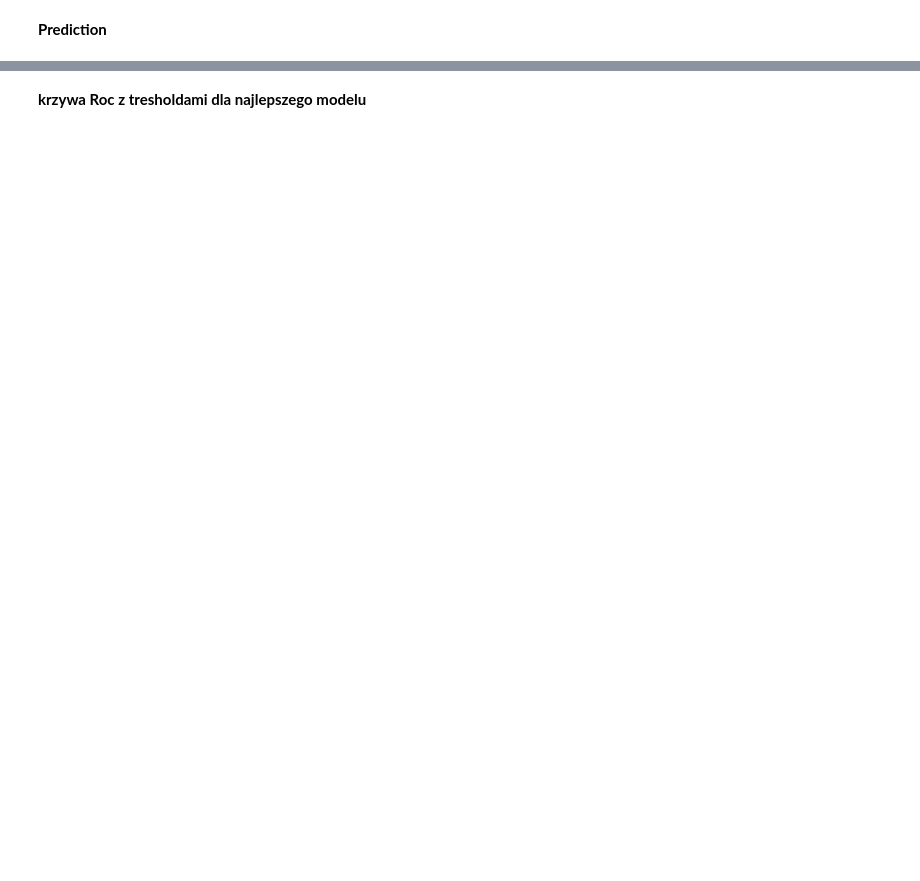
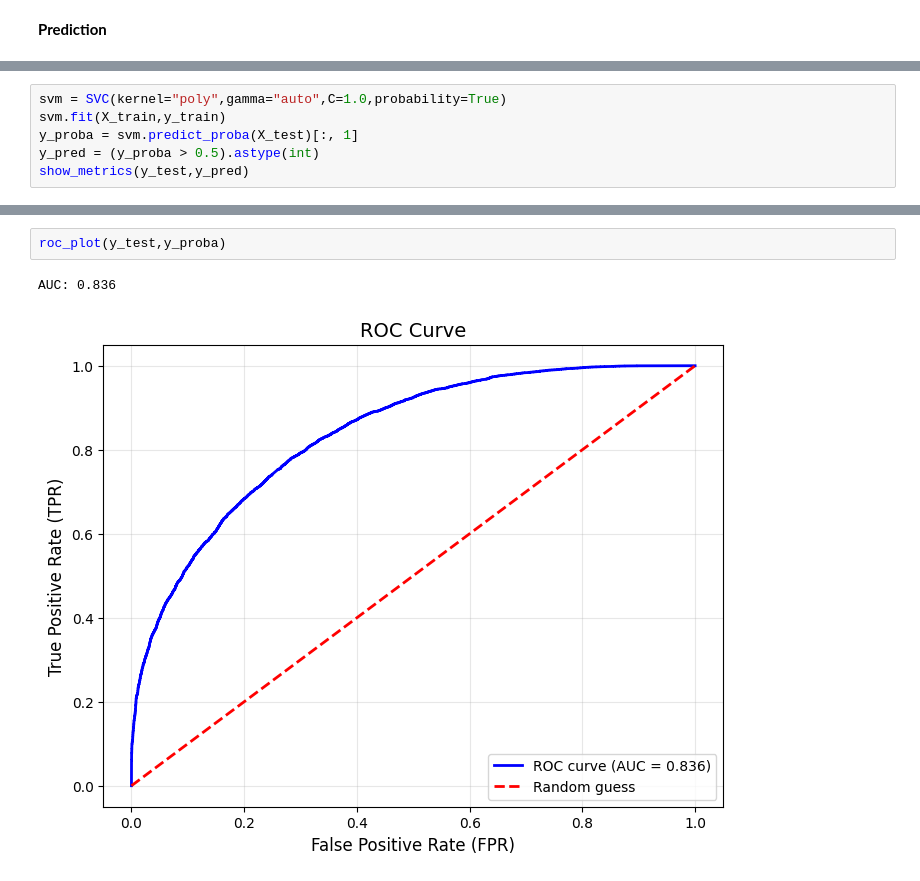
Before and after one commit to Mate0ff/Employee_Attrition_Classification, a Jupyter notebook: projekt.ipynb, the cells around one changed output, grey strips where cells are left out. Cells and saved outputs as stored; diff of their text form; blank space fills up the shorter version.

```diff
--- a/projekt.ipynb
+++ b/projekt.ipynb
@@ -545,0 +585,6 @@ print(spec)
+# %%
+svm = SVC(kernel="poly",gamma="auto",C=1.0,probability=True)
+svm.fit(X_train,y_train)
+y_proba = svm.predict_proba(X_test)[:, 1]
+y_pred = (y_proba > 0.5).astype(int)
+show_metrics(y_test,y_pred)
@@ -583,2 +623,5 @@ Accuracy: 0.7436984288459365
-# %% [markdown]
-**krzywa Roc z tresholdami dla najlepszego modelu**
+# %%
+roc_plot(y_test,y_proba)
+# %% [output]
+AUC: 0.836
+[figure, added]
```
Also changed, not shown: parts of 29 cells of this notebook.
